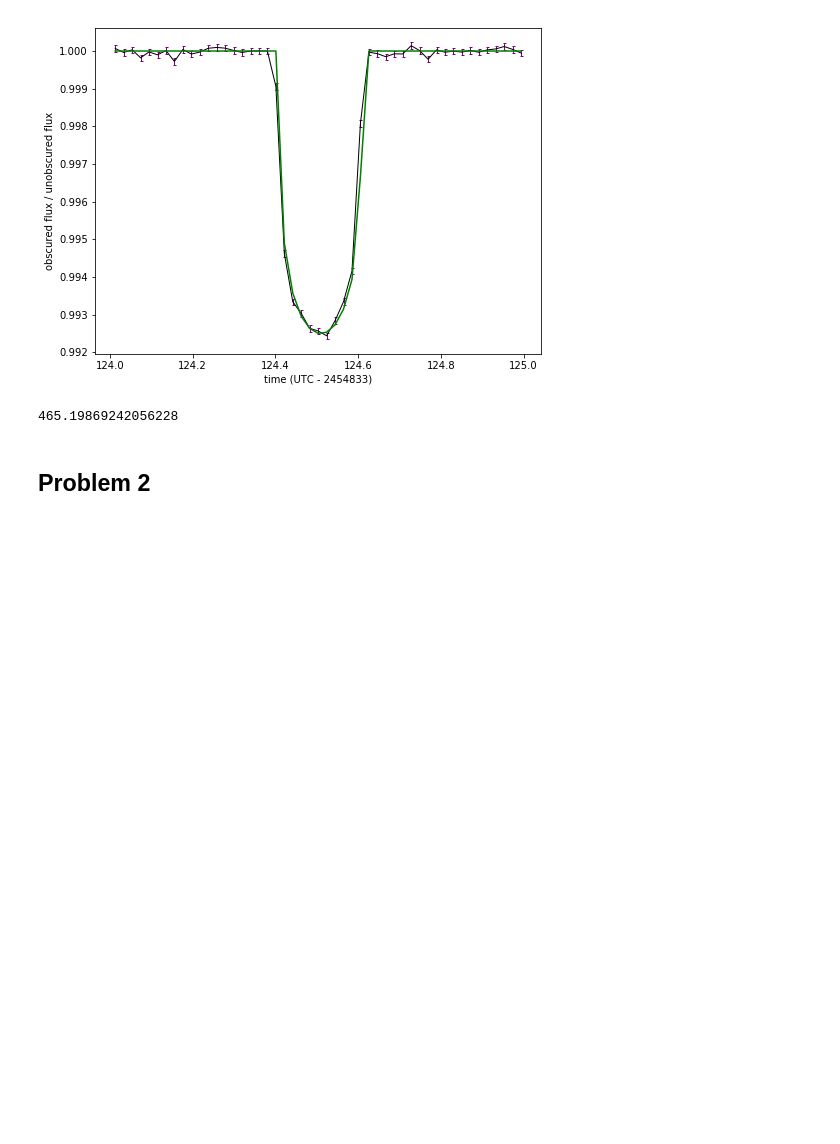
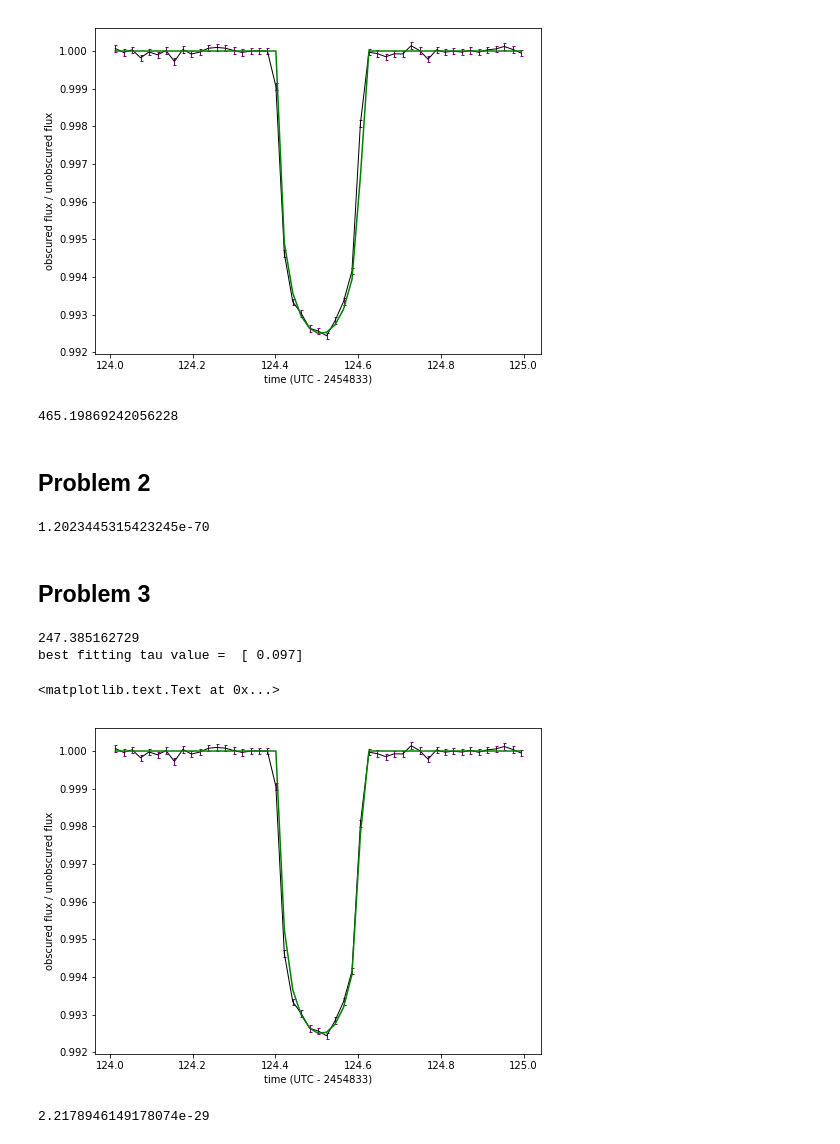
Before and after one commit to columbia-astro/problem-set-7-gsuissa, a Jupyter notebook: Problem Set #7 - Gabrielle.ipynb, the cells around one changed output. Saved outputs shown, nothing was run; the diff lists cells and outputs as text; code cells hidden in the pictures; blank space fills up the shorter version.

```diff
--- a/Problem Set #7 - Gabrielle.ipynb
+++ b/Problem Set #7 - Gabrielle.ipynb
@@ -99,13 +99,17 @@ def z_t(tau,t0):
     return abs((time - t0) / tau)
 z_list1 = z_t(tau1,t01)
 
-from scipy import integrate
+
 # scipy integrate returns two values, the integration and the abs error of the integral
 # iterate points across zlist
-flux_model = []
-abs_error = []
-for i in z_list1:
-    flux_model = flux_model + [integrate.quad(func1,0,1,args=(p1,i))[0] / integrate.quad(func2,0,1,args=(p1,i))[0]]
-    abs_error = abs_error + [integrate.quad(func1,0,1,args=(p1,i))[0] / integrate.quad(func2,0,1,args=(p1,i))[0]]
+def integrate(z,p):
+    from scipy import integrate
+    flux_model = []
+    abs_error = []
+    for i in z:
+        flux_model = flux_model + [integrate.quad(func1,0,1,args=(p,i))[0] / integrate.quad(func2,0,1,args=(p,i))[0]]
+        abs_error = abs_error + [integrate.quad(func1,0,1,args=(p,i))[1] / integrate.quad(func2,0,1,args=(p,i))[1]]
+    return flux_model,abs_error
 
-print(flux_model)
+flux_model = integrate(z_list1,p1)[0]
+abs_error = integrate(z_list1,p1)[1]
@@ -138,0 +139,15 @@ chi2(norm_flux,flux_model,norm_error)
+# %%
+# calculate p value for this fit, aka probability of getting this chi2 by chance
+# from lecture 10, q value (or p value) is the gamma function with a=v/2 and x=chi^2/2
+# import gamma function from scipy
+
+def q_value(N,M,chi):
+    # N is number of data points (49)
+    # M is number of parameters (3)
+    from scipy import special
+    v = N - M
+    return special.gammaincc(v/2,(chi)/2)
+
+q_value(49,3,465)
+# %% [output]
+1.2023445315423245e-70
@@ -138,0 +159,36 @@ chi2(norm_flux,flux_model,norm_error)
+# %% [markdown]
+## Problem 3
+# %%
+varying_taus = np.linspace(0.08,0.131,100)
+list_zs = ([z_t(i,t01) for i in varying_taus])
+fluxs = [integrate(i,p1)[0] for i in list_zs]
+errors = [integrate(i,p1)[1] for i in list_zs]
+chi_squares = [(chi2(norm_flux,i,norm_error)) for i in fluxs]
+# %%
+min_chi2 = min(chi_squares)
+print(min_chi2)
+index_of_min = np.where(chi_squares == min_chi2)
+# print(index_of_min[0][0])
+best_fluxes = fluxs[index_of_min[0][0]]
+best_errors = errors[index_of_min[0][0]]
+# print(best_fluxes)
+best_tau = varying_taus[index_of_min[0]]
+print("best fitting tau value = ", best_tau)
+# %% [output]
+247.385162729
+best fitting tau value =  [ 0.097]
+# %%
+plt.figure(figsize=(8,6))
+plt.errorbar(time,norm_flux,yerr=norm_error,color="black",ecolor="purple",lw=1,elinewidth=1,capsize=1.5,zorder=2)
+plt.errorbar(time,best_fluxes,color="green")
+plt.xlabel("time (UTC - 2454833)")
+plt.ylabel("obscured flux / unobscured flux")
+# %% [output]
+<matplotlib.text.Text at 0x...>
+[figure, added]
+# %%
+q_value(49,3,min_chi2)
+
+"""this is a better p value! but still pretty bad """
+# %% [output]
+2.2178946149178074e-29
```
Also changed, not shown: parts of 17 cells of this notebook.
